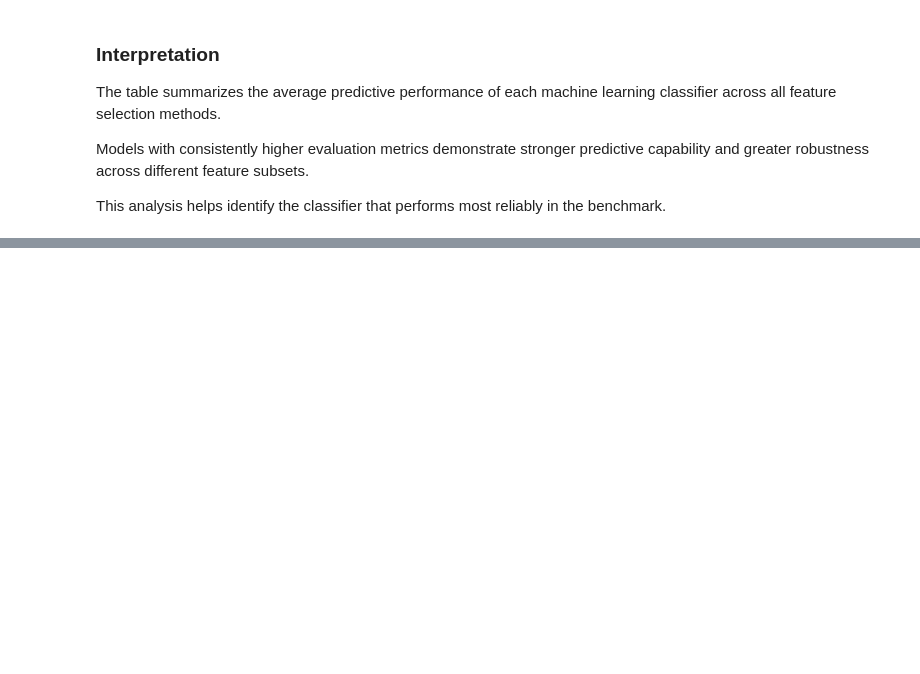
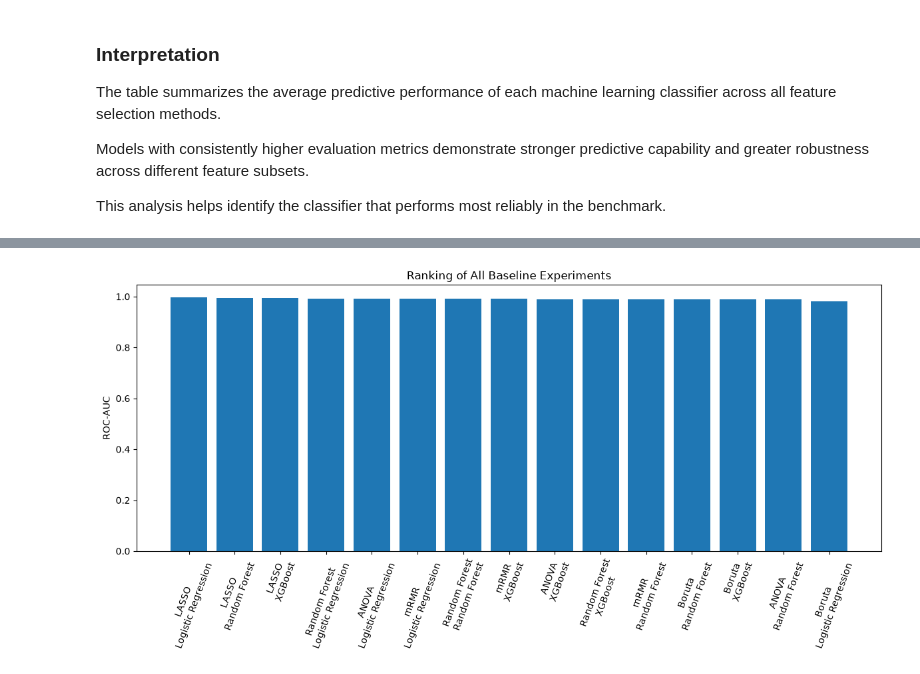
Before and after one commit to Angelinamoses/clinical-fs-benchmark, a Jupyter notebook: notebooks/01_breast_cancer_pipeline.ipynb, the cells around one changed output, grey strips where cells are left out. Drawn from its saved outputs; the diff is of its cells as text; code cells hidden in the pictures; blank space fills up the shorter version.

```diff
--- a/notebooks/01_breast_cancer_pipeline.ipynb
+++ b/notebooks/01_breast_cancer_pipeline.ipynb
@@ -1854,0 +1970,30 @@ This analysis helps identify the classifier that performs most reliably in the b
+# %%
+ranking_df = results_df.sort_values(
+    by="ROC-AUC",
+    ascending=False
+)
+
+labels = (
+    ranking_df["Feature Selection"]
+    + "\n"
+    + ranking_df["Model"]
+)
+
+plt.figure(figsize=(12,6))
+
+plt.bar(
+    labels,
+    ranking_df["ROC-AUC"]
+)
+
+plt.title("Ranking of All Baseline Experiments")
+
+plt.ylabel("ROC-AUC")
+
+plt.xticks(rotation=70)
+
+plt.tight_layout()
+
+plt.show()
+# %% [output]
+[figure, added]
```
Also changed, not shown: parts of 23 cells of this notebook.
